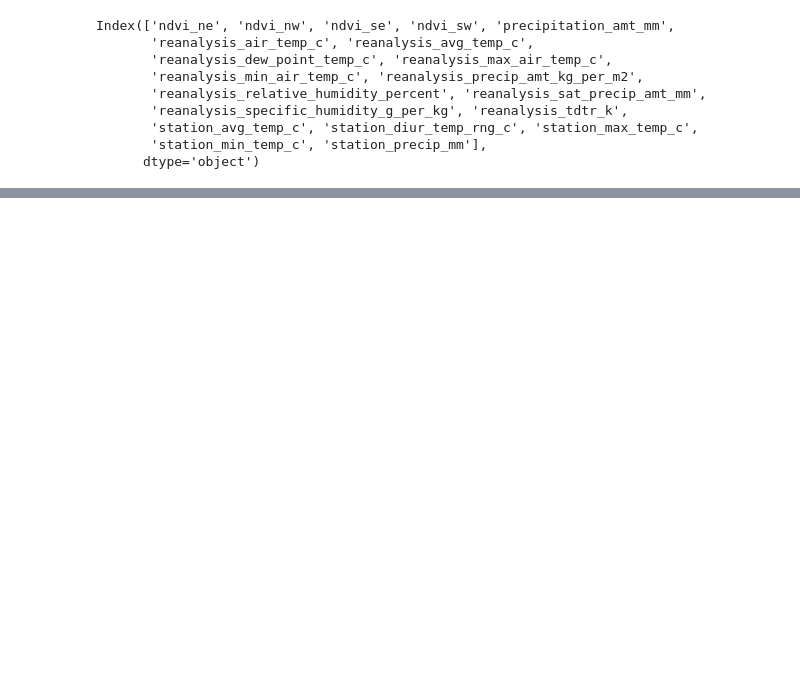
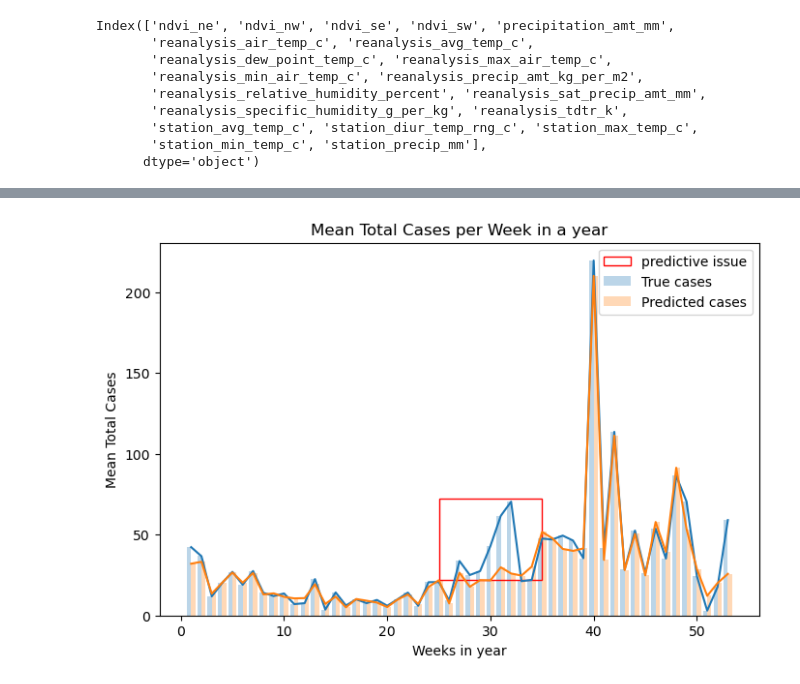
Before and after one commit to NiallSom/DengueCasePrediction, a Jupyter notebook: src/random_forest_redo.ipynb, the cells around one changed output, grey strips where cells are left out. Saved outputs shown, nothing was run; the diff lists cells and outputs as text; code cells hidden in the pictures; blank space fills up the shorter version.

```diff
--- a/src/random_forest_redo.ipynb
+++ b/src/random_forest_redo.ipynb
@@ -469,0 +343,24 @@ Best hyperparameters: {'n_estimators': 100, 'max_depth': 37, 'min_samples_split'
+# %%
+# plotting model accuracy by using the mean cases per week in each year
+
+all_cases = dengue_labels
+plt.figure(figsize=(8,5))
+weeks = sorted(X_test['weekofyear'].unique())
+true_labels = [y_test[X_test['weekofyear'] == week].mean() for week in weeks]
+predicted_labels = [y_pred[X_test['weekofyear'] == week].mean() for week in weeks]
+weeks_minus_2 = [week-0.2 for week in weeks]
+weeks_plus_2 = [week+0.2 for week in weeks]
+plt.bar(weeks_minus_2, true_labels, width=0.4, label='True cases', alpha=0.3)
+plt.bar(weeks_plus_2, predicted_labels, width=0.4, label='Predicted cases', alpha=0.3)
+rect = Rectangle((25, 22), 10,50, edgecolor='red', facecolor='none', label='predictive issue')
+plt.gca().add_patch(rect)
+plt.plot(weeks, true_labels)
+plt.plot(weeks, predicted_labels)
+plt.legend()
+plt.xlabel('Weeks in year')
+plt.ylabel('Mean Total Cases')
+plt.title('Mean Total Cases per Week in a year')
+plt.show()
+## as we can see there is an issue with predicting the cases of dengue around week 30
+# %% [output]
+[figure, added]
```
Also changed, not shown: parts of 34 cells of this notebook, 10 other files.
